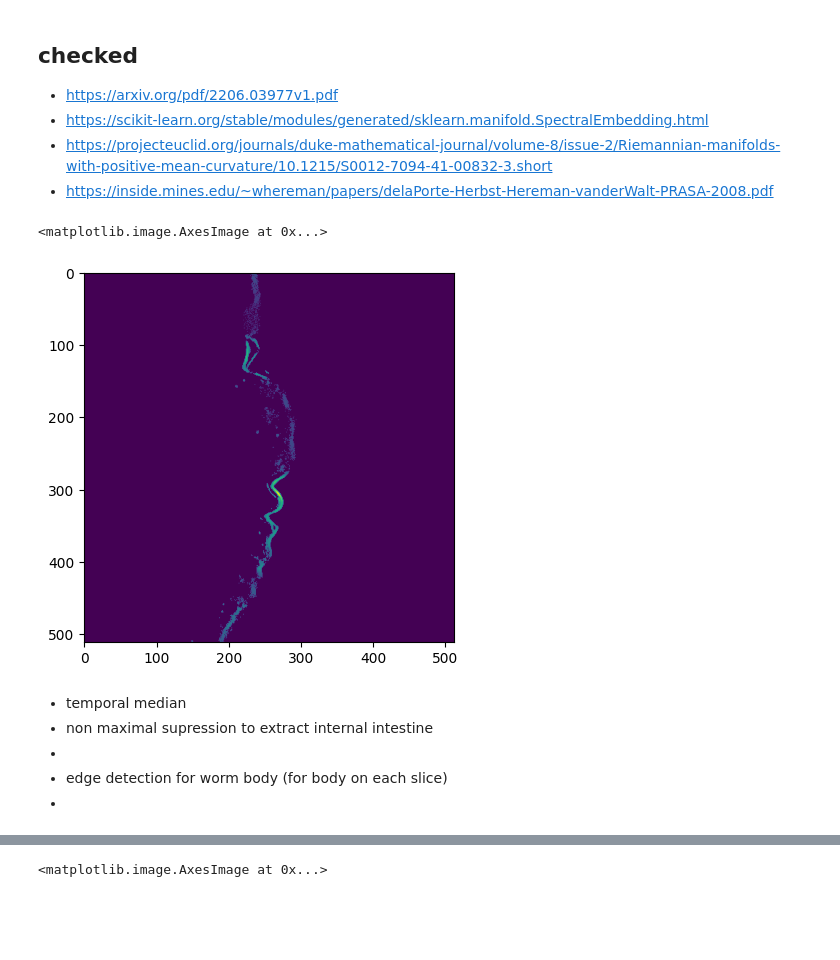
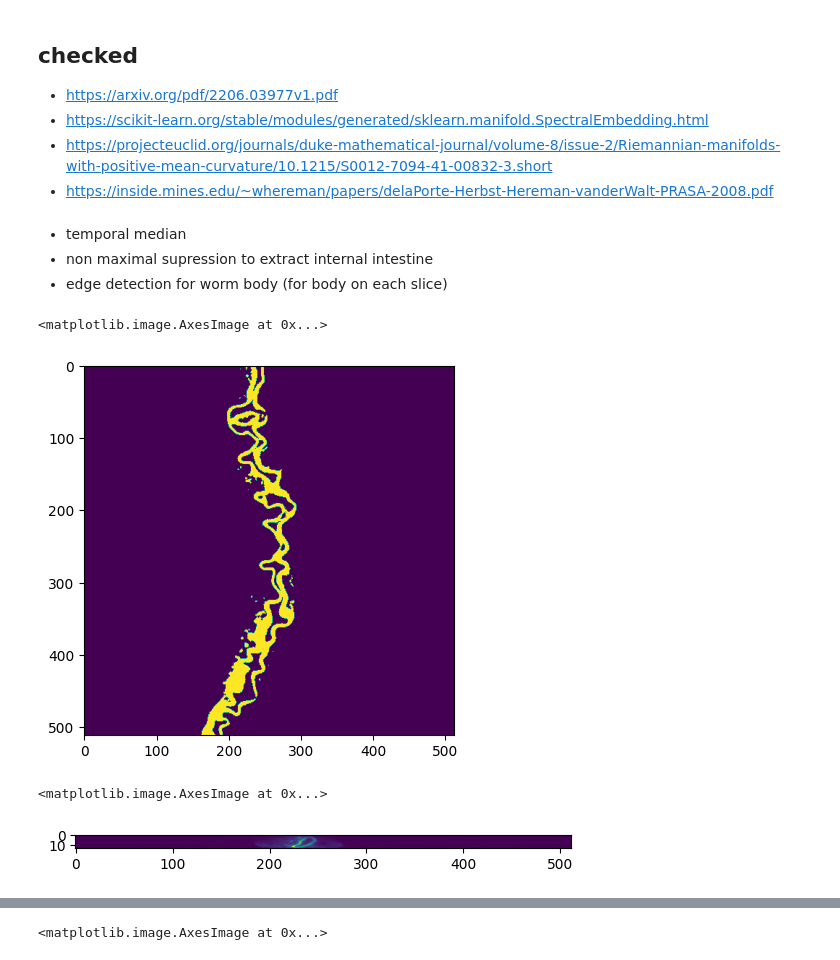
Before and after one commit to Hrsh-Venket/OpenCV-intestinal-deformations, a Jupyter notebook: Intestine Point Cloud.ipynb, the cells around one changed output, grey strips where cells are left out. Cells and saved outputs as stored; diff of their text form; code cells hidden in the pictures; blank space fills up the shorter version.

```diff
--- a/Intestine Point Cloud.ipynb
+++ b/Intestine Point Cloud.ipynb
@@ -386,3 +409,7 @@ def visualize_jacobian_normal(jacobian):
+# %% [markdown]
+* temporal median
+* non maximal supression to extract internal intestine
+* edge detection for worm body (for body on each slice)
 # %%
 images = mtif.read_stack("testimages/2022.12.21_APS018_Infection_PA14-GacA_40X_40%_EM-4_D2_3_7047.tif", units='um')
 # images = mtif.read_stack("testimages/2022.12.21_APS018_Infection_PA14-GacA_40X_40%_EM-4_D2_3_7048.tif", units='um')
@@ -412,11 +423,14 @@ def reduce_row(image, n):
+# %%
+plt.imshow(binarise(nvm_2d)[7])
+# %% [output]
+<matplotlib.image.AxesImage at 0x...>
+[figure, added]
+# %%
+cross_sections = []
+for i in range(images.shape[1]):
+  cross_sections.append(np.take(images, i, axis=1))
 # %%
-plt.imshow(reduce_row(images[0], 7))
+plt.imshow(cross_sections[0])
 # %% [output]
 <matplotlib.image.AxesImage at 0x...>
-[figure, old version]
+[figure, new version]
-# %% [markdown]
-- temporal median
-- non maximal supression to extract internal intestine
--
-- edge detection for worm body (for body on each slice)
--
```
Also changed, not shown: parts of 20 cells of this notebook.
